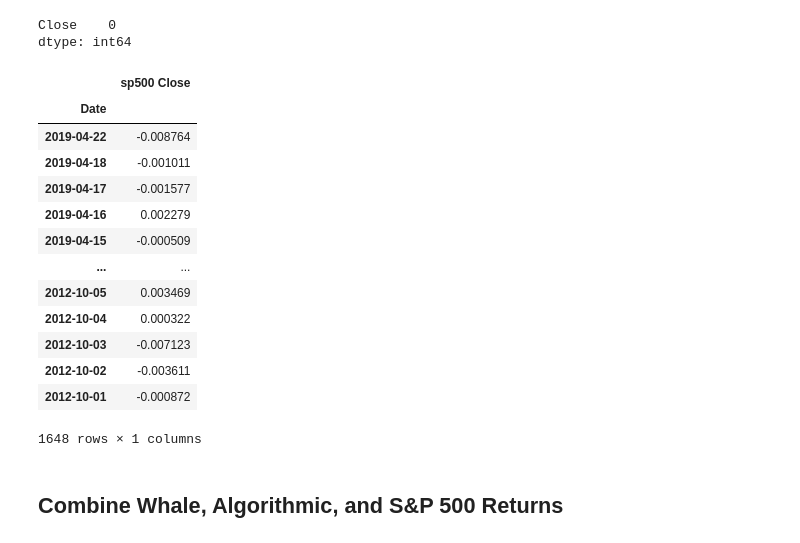
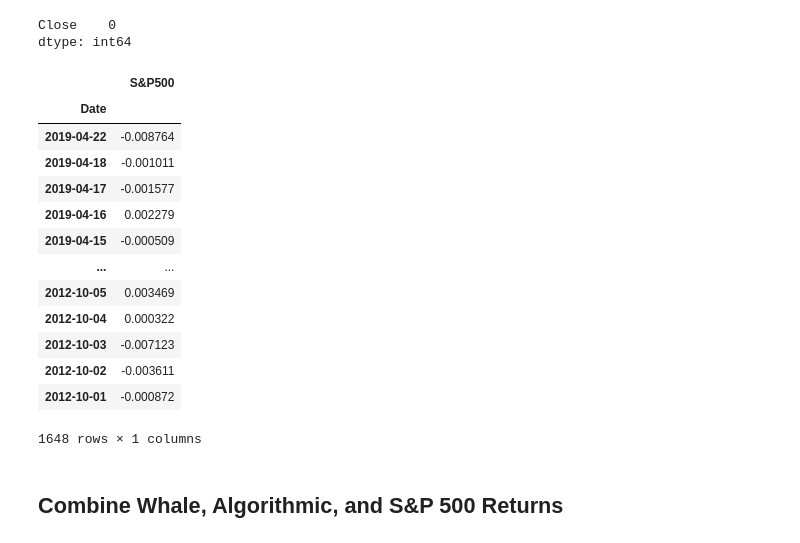
Before and after one commit to jordan-gilmartin/pandas-portfolio-analysis, a Jupyter notebook: whale_analysis.ipynb, the cells around one changed output. Cells and saved outputs as stored; diff of their text form; code cells hidden in the pictures.

```diff
--- a/whale_analysis.ipynb
+++ b/whale_analysis.ipynb
@@ -223,11 +223,11 @@ dtype: int64
 # %%
 # Rename `Close` Column to be specific to this portfolio.
 sp500_df = sp500_df.rename(columns={
-    'Close': 'sp500 Close'
+    'Close': 'S&P500'
 })
 sp500_df
 # %% [output]
-|  | sp500 Close |
+|  | S&P500 |
 | Date |  |
 | 2019-04-22 | -0.008764 |
 | 2019-04-18 | -0.001011 |
```
Also changed, not shown: parts of 2 cells of this notebook.
